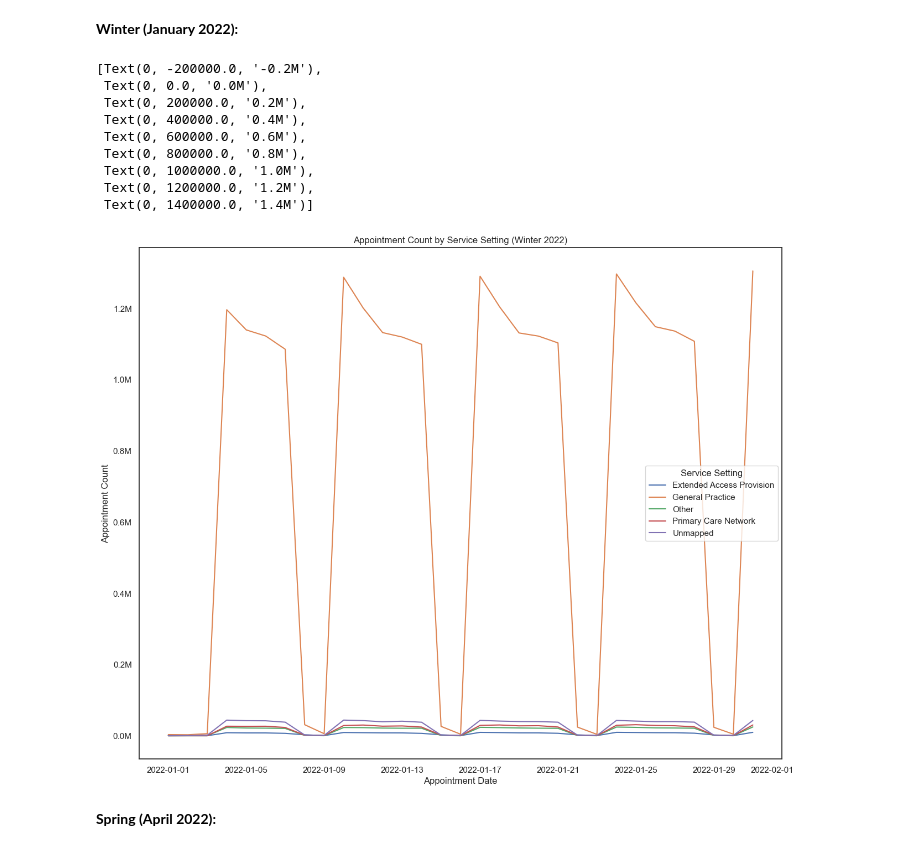
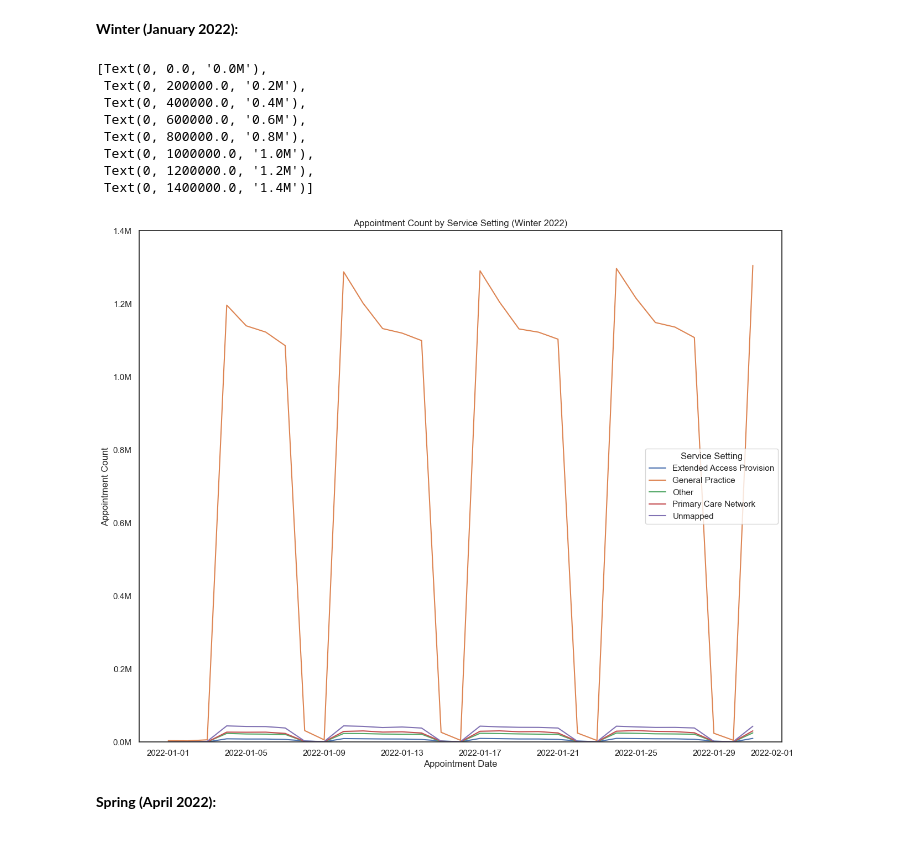
Before and after one commit to suki-w/LSE_DA_NHS_analysis, a Jupyter notebook: Suki_Wong_DA201_Assignment_Notebook.ipynb, the cells around one changed output. Saved outputs shown, nothing was run; the diff lists cells and outputs as text; code cells hidden in the pictures.

```diff
--- a/Suki_Wong_DA201_Assignment_Notebook.ipynb
+++ b/Suki_Wong_DA201_Assignment_Notebook.ipynb
@@ -617,22 +619,22 @@ autumn_plot.set_yticklabels(ylabels)
 # %%
 # Look at January 2022 in more detail to allow a closer look.
 # Create a lineplot.
 winter_plot = sns.lineplot(x='appointment_date', y='count_of_appointments', data=nc_ss_day[nc_ss_day['appointment_month']==('2022-01')],hue ='service_setting',ci=None)
 winter_plot.set(xlabel = "Appointment Date", ylabel = "Appointment Count", title="Appointment Count by Service Setting (Winter 2022)")
 plt.legend(title="Service Setting", loc='best')
+winter_plot.set(ylim = (0,1400000))
 ylabels = ['{:,.1f}'.format(x) + 'M' for x in winter_plot.get_yticks()/1000000]
 winter_plot.set_yticklabels(ylabels)
 # %% [output]
-[Text(0, -200000.0, '-0.2M'),
- Text(0, 0.0, '0.0M'),
+[Text(0, 0.0, '0.0M'),
  Text(0, 200000.0, '0.2M'),
  Text(0, 400000.0, '0.4M'),
  Text(0, 600000.0, '0.6M'),
  Text(0, 800000.0, '0.8M'),
  Text(0, 1000000.0, '1.0M'),
  Text(0, 1200000.0, '1.2M'),
  Text(0, 1400000.0, '1.4M')]
-[figure, old version]
+[figure, new version]
 # %% [markdown]
 **Spring (April 2022):**
 # %%
```
Also changed, not shown: parts of 11 cells of this notebook.
